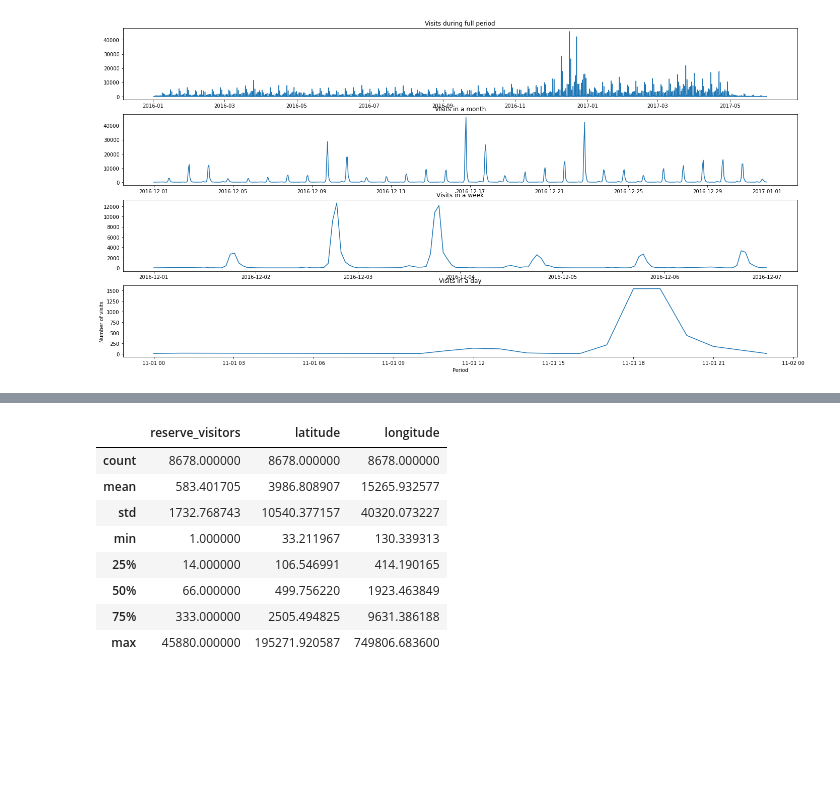
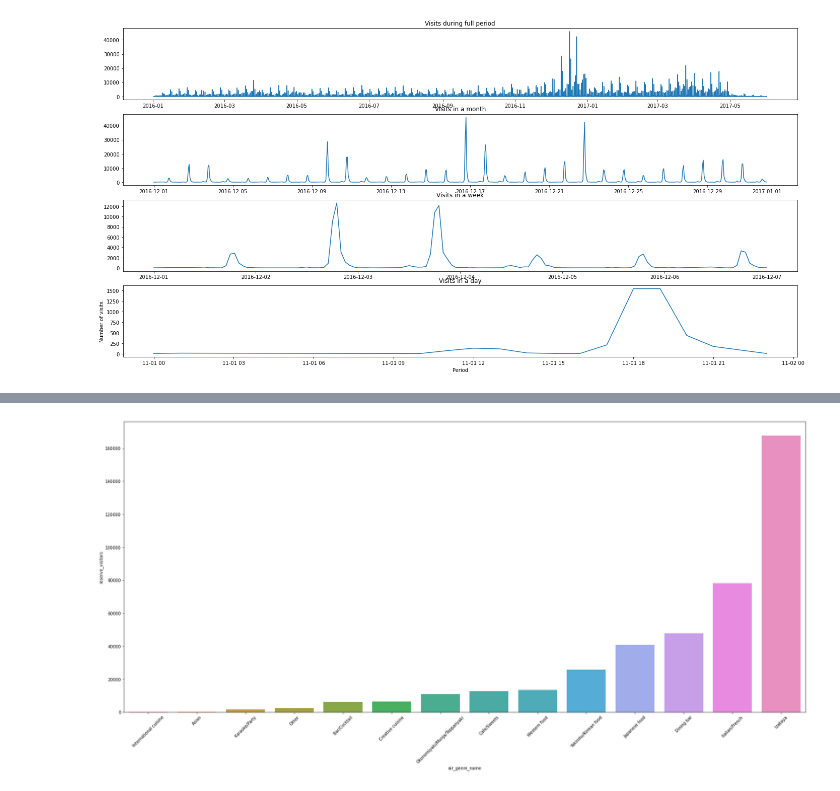
Before and after one commit to kodon0/Data_Sci, a Jupyter notebook: Tensorflow/KOD_restaurant_predictions_tboard_tflow.ipynb, the cells around one changed output, grey strips where cells are left out. Saved outputs shown, nothing was run; the diff lists cells and outputs as text; code cells hidden in the pictures; blank space fills up the shorter version.

```diff
--- a/Tensorflow/KOD_restaurant_predictions_tboard_tflow.ipynb
+++ b/Tensorflow/KOD_restaurant_predictions_tboard_tflow.ipynb
@@ -369,12 +357,0 @@ cum_df_reserve.describe()
-# %%
-cum_df_visit.describe()
-# %% [output]
-|  | reserve_visitors | latitude | longitude |
-| count | 8678.000000 | 8678.000000 | 8678.000000 |
-| mean | 583.401705 | 3986.808907 | 15265.932577 |
-| std | 1732.768743 | 10540.377157 | 40320.073227 |
-| min | 1.000000 | 33.211967 | 130.339313 |
-| 25% | 14.000000 | 106.546991 | 414.190165 |
-| 50% | 66.000000 | 499.756220 | 1923.463849 |
-| 75% | 333.000000 | 2505.494825 | 9631.386188 |
-| max | 45880.000000 | 195271.920587 | 749806.683600 |
@@ -380,0 +360,11 @@ cum_df_visit.describe()
+# %%
+# First with air_genre
+air_genre = df_air.groupby(by='air_genre_name').sum().drop(['latitude', 'longitude'],axis = 1).sort_values(by=['reserve_visitors'],ascending=True)
+# %%
+fig, ax = plt.subplots(figsize = (24,12))
+sns.barplot(x = air_genre.index, y ='reserve_visitors', data = air_genre)
+plt.xticks(rotation=45)
+plt.tight_layout()
+plt.show()
+# %% [output]
+[figure, added]
```
Also changed, not shown: parts of 27 cells of this notebook.
